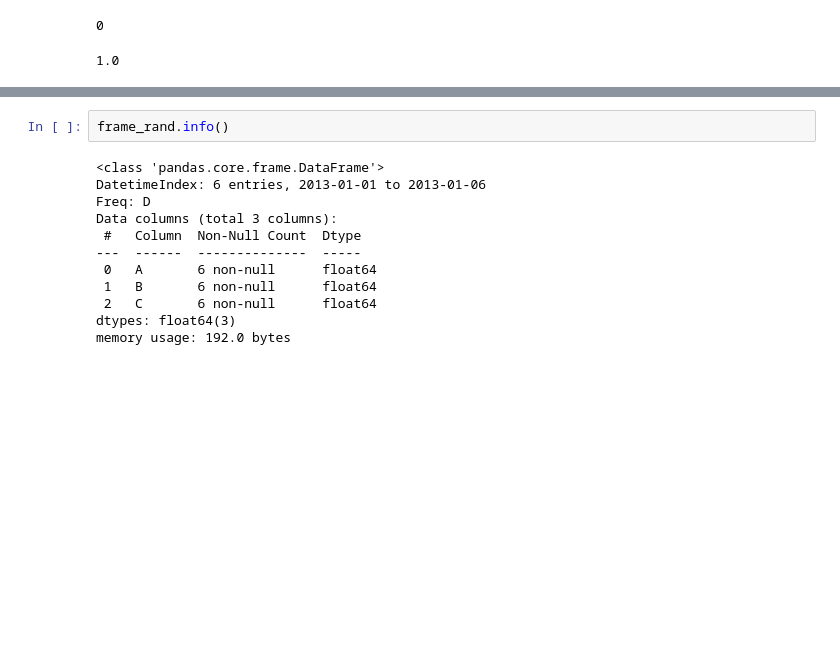
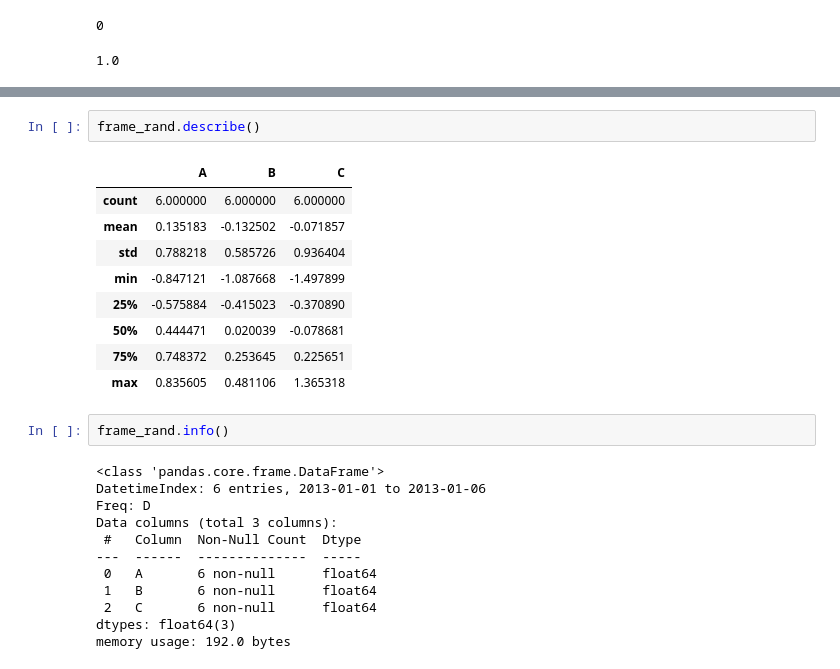
Before and after one commit to veledzimovich-iTechArt/pandas, a Jupyter notebook: 10min.ipynb, the cells around one changed output, grey strips where cells are left out. Cells and saved outputs as stored; diff of their text form; blank space fills up the shorter version.

```diff
--- a/10min.ipynb
+++ b/10min.ipynb
@@ -182,3 +184,15 @@ max    1.769822  0.653042  1.210346
+# %%
+frame_rand.describe()
+# %% [output]
+|  | A | B | C |
+| count | 6.000000 | 6.000000 | 6.000000 |
+| mean | 0.135183 | -0.132502 | -0.071857 |
+| std | 0.788218 | 0.585726 | 0.936404 |
+| min | -0.847121 | -1.087668 | -1.497899 |
+| 25% | -0.575884 | -0.415023 | -0.370890 |
+| 50% | 0.444471 | 0.020039 | -0.078681 |
+| 75% | 0.748372 | 0.253645 | 0.225651 |
+| max | 0.835605 | 0.481106 | 1.365318 |
 # %%
 frame_rand.info()
 # %% [output]
```
Also changed, not shown: parts of 99 cells of this notebook, 4 other files.
